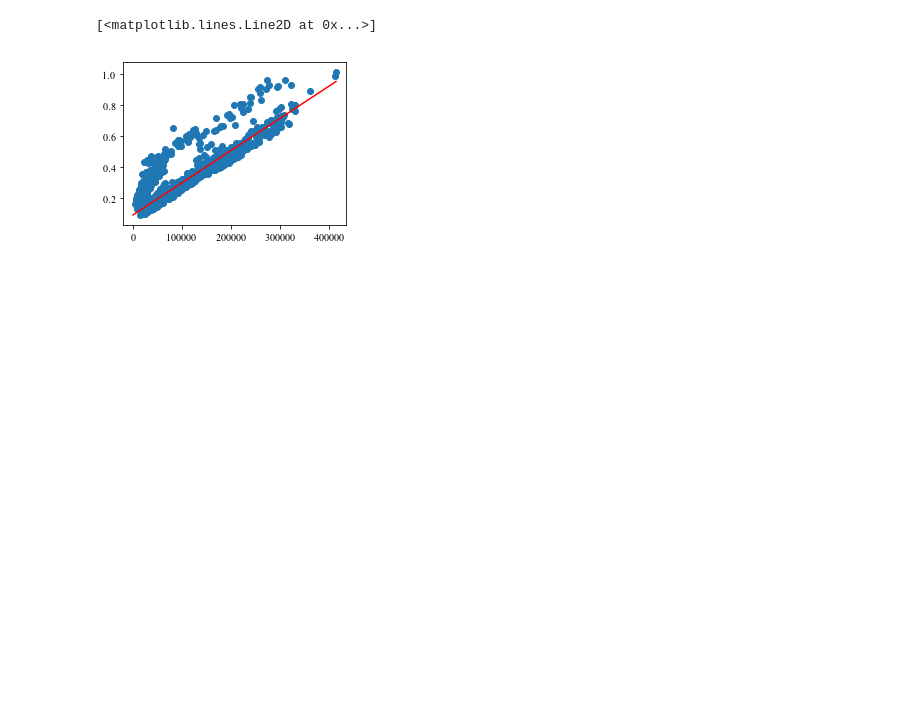
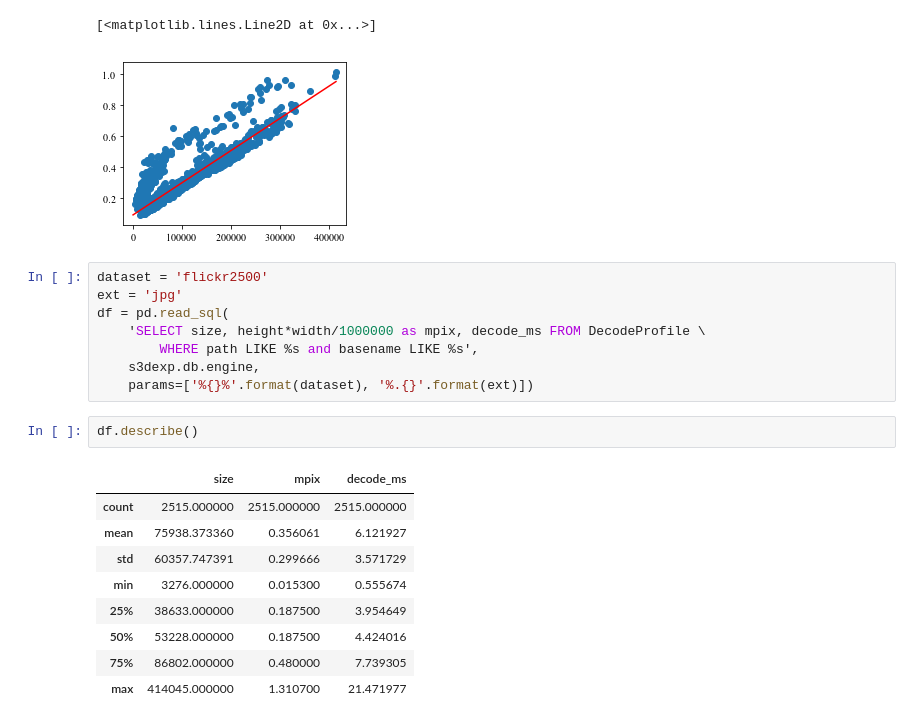
Before and after one commit to fzqneo/smartssd-image, a Jupyter notebook: notebook/data_profile.ipynb, the cells around one changed output. Saved outputs shown, nothing was run; the diff lists cells and outputs as text; blank space fills up the shorter version.

```diff
--- a/notebook/data_profile.ipynb
+++ b/notebook/data_profile.ipynb
@@ -115,3 +76,23 @@ plt.plot(line_x, p(line_x), 'r-')
 Esimated Bus latency is 0.0880 ms
 [<matplotlib.lines.Line2D at 0x...>]
 [figure]
+# %%
+dataset = 'flickr2500'
+ext = 'jpg'
+df = pd.read_sql(
+    'SELECT size, height*width/1000000 as mpix, decode_ms FROM DecodeProfile \
+        WHERE path LIKE %s and basename LIKE %s',
+    s3dexp.db.engine,
+    params=['%{}%'.format(dataset), '%.{}'.format(ext)])
+# %%
+df.describe()
+# %% [output]
+|  | size | mpix | decode_ms |
+| count | 2515.000000 | 2515.000000 | 2515.000000 |
+| mean | 75938.373360 | 0.356061 | 6.121927 |
+| std | 60357.747391 | 0.299666 | 3.571729 |
+| min | 3276.000000 | 0.015300 | 0.555674 |
+| 25% | 38633.000000 | 0.187500 | 3.954649 |
+| 50% | 53228.000000 | 0.187500 | 4.424016 |
+| 75% | 86802.000000 | 0.480000 | 7.739305 |
+| max | 414045.000000 | 1.310700 | 21.471977 |
```
Also changed, not shown: parts of 4 cells of this notebook, 1 other file.
